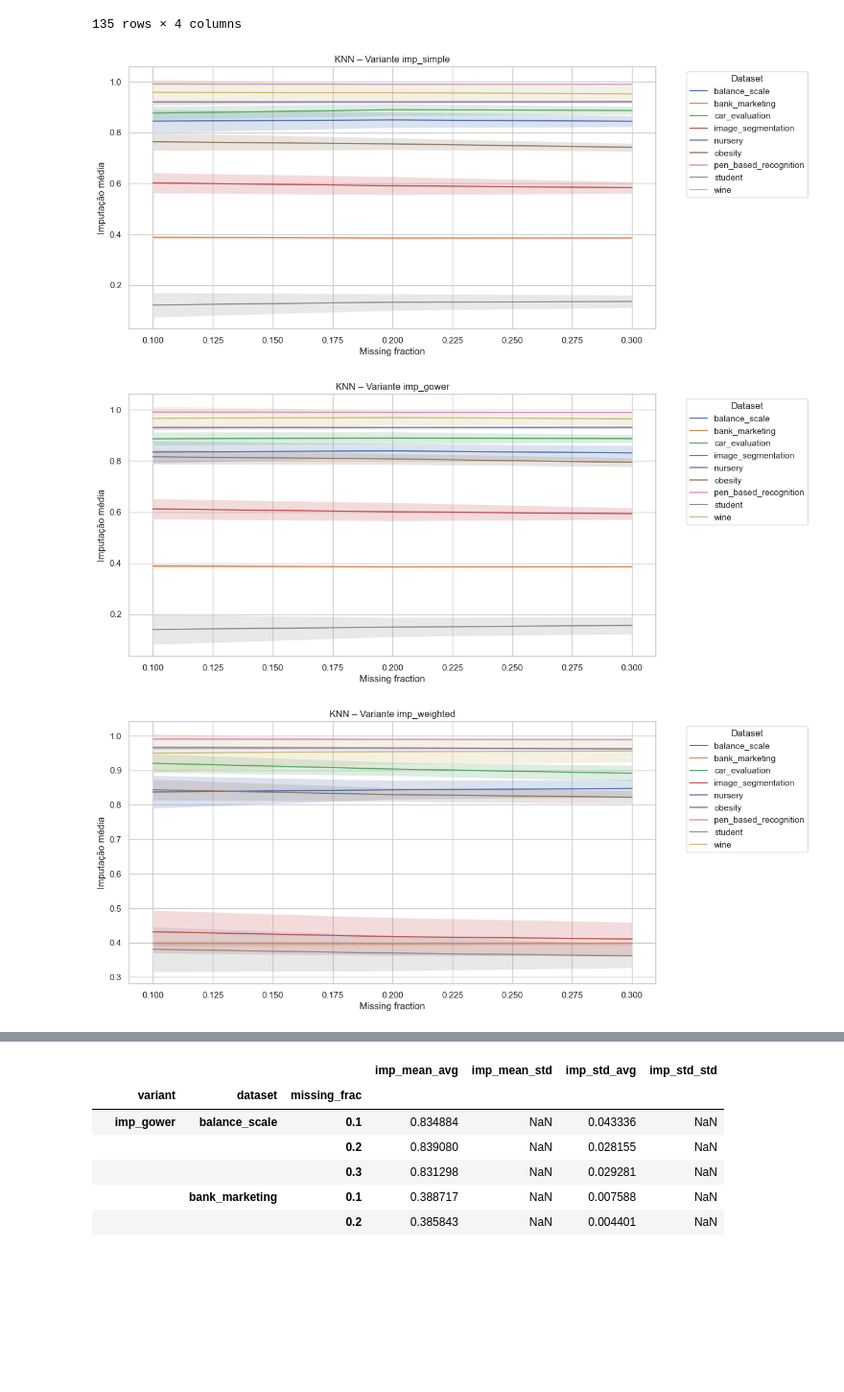
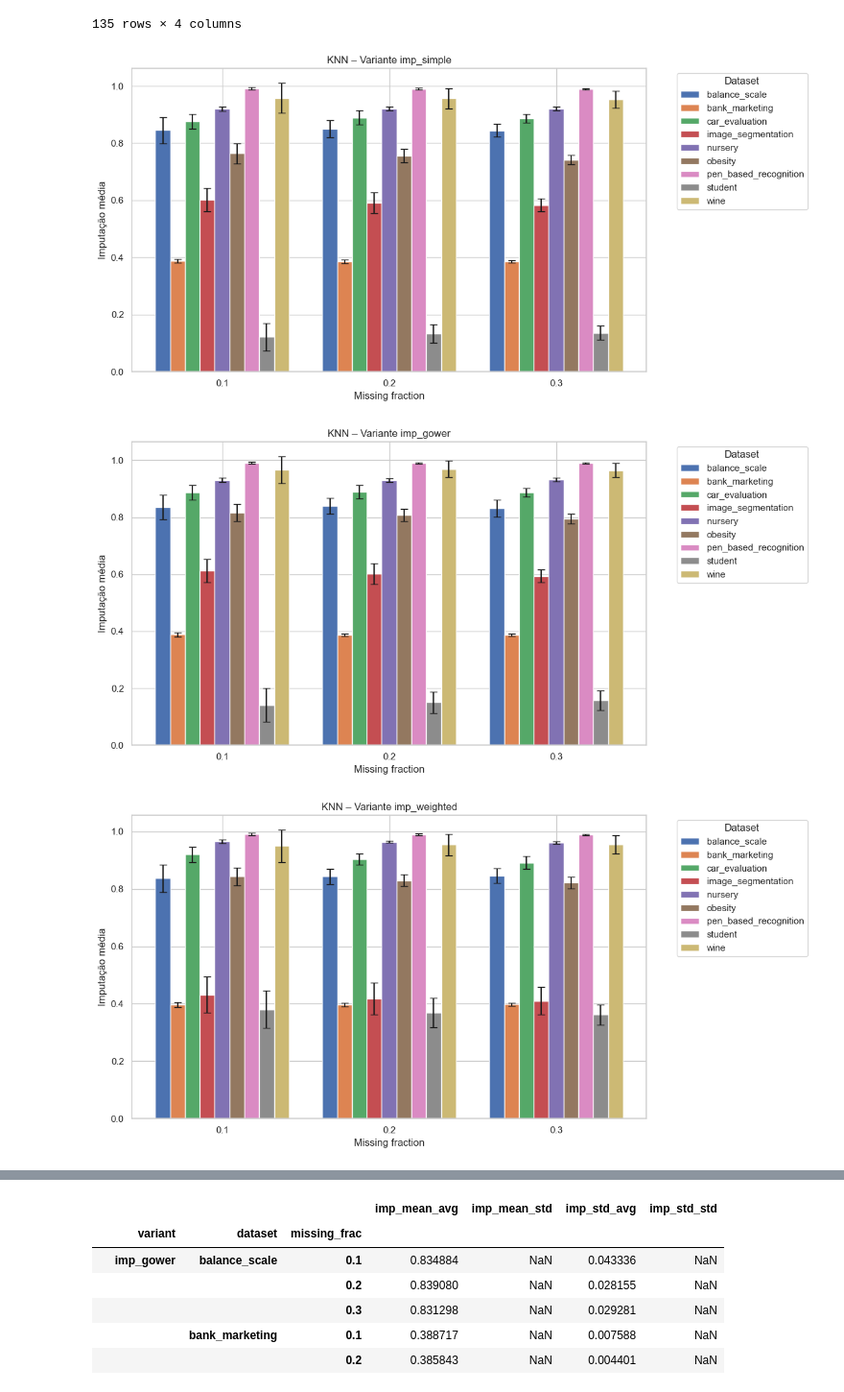
Before and after one commit to felipeat07/py_imputation, a Jupyter notebook: main/results/analise.ipynb, the cells around one changed output, grey strips where cells are left out. Shown at 96% size. Saved outputs shown, nothing was run; the diff lists cells and outputs as text; code cells hidden in the pictures; blank space fills up the shorter version.

```diff
--- a/main/results/analise.ipynb
+++ b/main/results/analise.ipynb
@@ -225,9 +226,9 @@ def plot_knn_by_variant(knn_long, variant_name):
     plt.show()
 # %%
-plot_knn_by_variant(knn_long, 'imp_simple')
-plot_knn_by_variant(knn_long, 'imp_gower')
-plot_knn_by_variant(knn_long, 'imp_weighted')
+plot_knn_bar(knn_long, 'imp_simple')
+plot_knn_bar(knn_long, 'imp_gower')
+plot_knn_bar(knn_long, 'imp_weighted')
 # %% [output]
-[figure, old version]
+[figure, new version]
-[figure, old version]
+[figure, new version]
-[figure, old version]
+[figure, new version]
```
Also changed, not shown: parts of 5 cells of this notebook.
